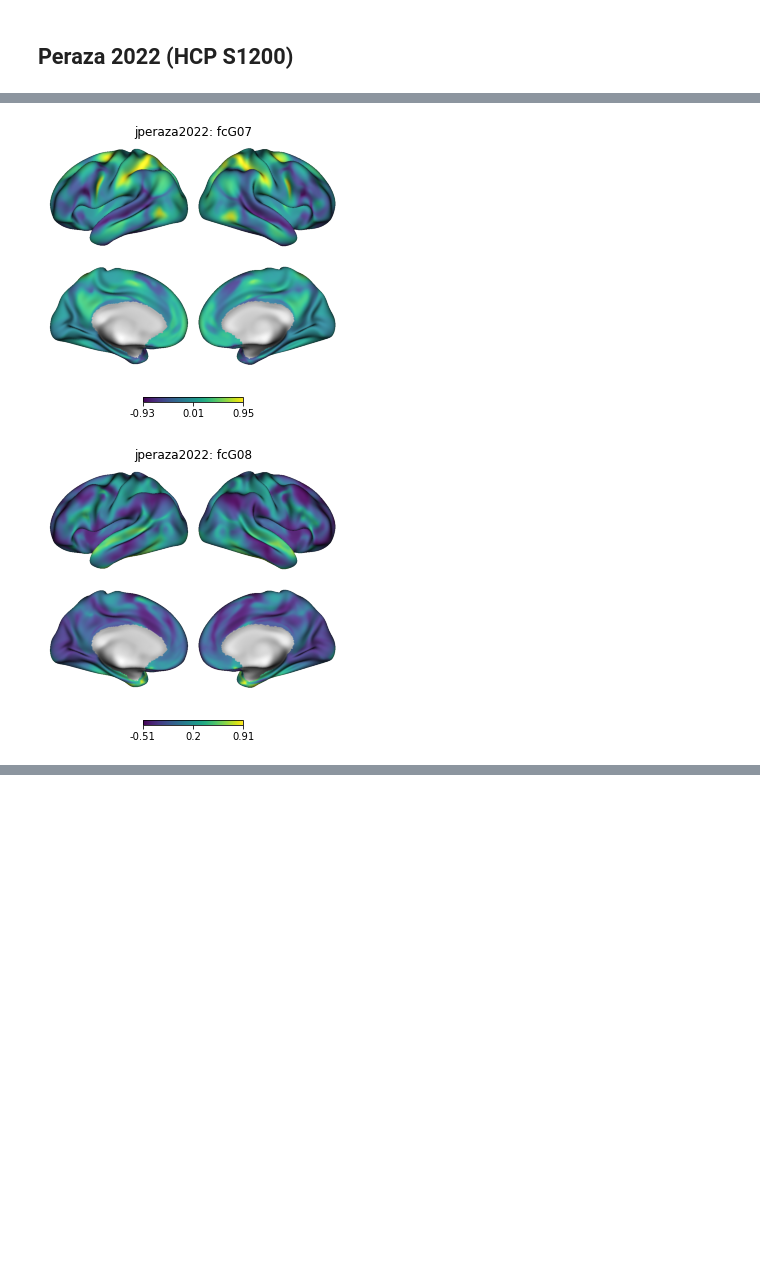
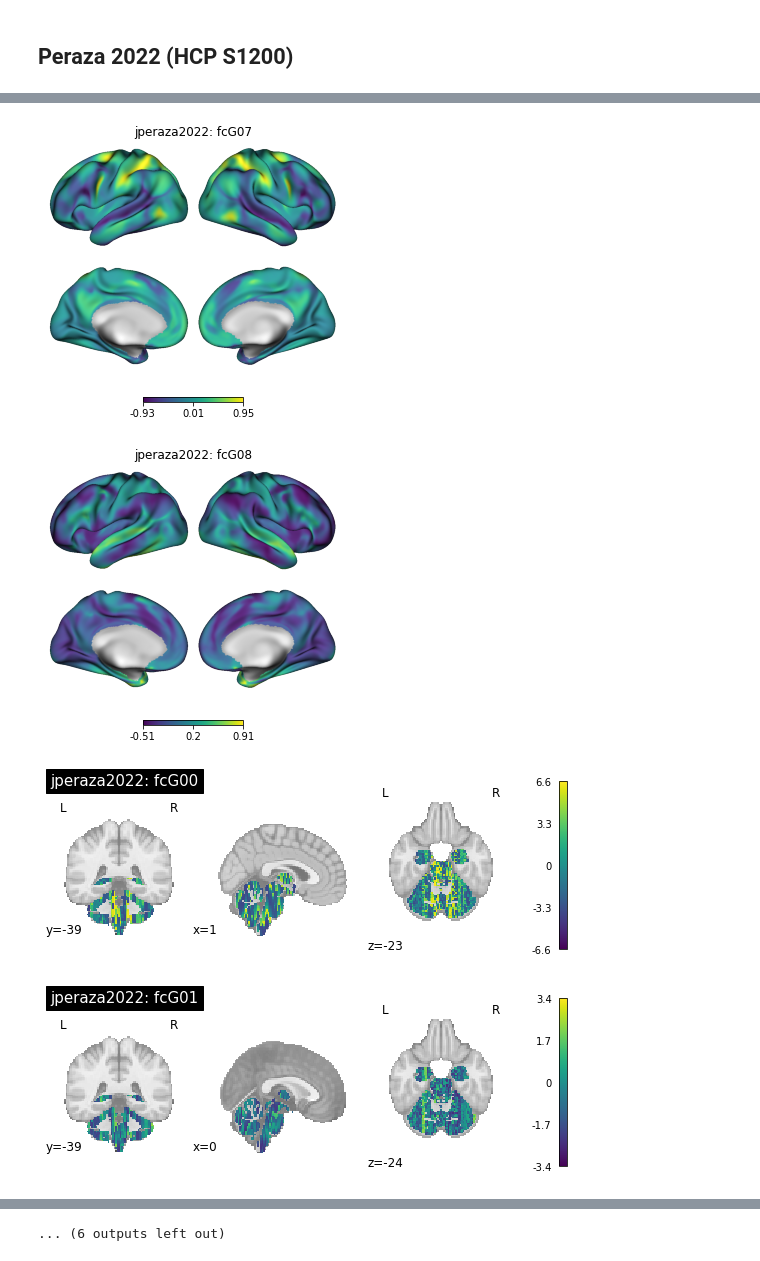
Before and after one commit to NBCLab/gradient-decoding, a Jupyter notebook: figures/gradient.ipynb, the cells around one changed output, grey strips where cells are left out. Cells and saved outputs as stored; diff of their text form; code cells hidden in the pictures; blank space fills up the shorter version.

Commit message:
Plot subcortical gradients

```diff
--- a/figures/gradient.ipynb
+++ b/figures/gradient.ipynb
@@ -38,6 +39,24 @@ def plot_gradient(grad_seg_fnames, cmap="viridis", threshold_=None):
         title_ = f"{firts_name}: {last_name}"
         fig.axes[0].set_title(title_, pad=-3)
         plt.show()
+
+def plot_subcortical_gradient(subcort_grad_fnames, cmap="viridis", threshold_=None):
+    for subcort_grad_fname in subcort_grad_fnames:
+        subcort_dat = nib.load(subcort_grad_fname).get_fdata()
+
+        base_name = op.basename(subcort_grad_fname)
+        firts_name = base_name.split("_")[0].split("-")[1]
+        last_name = base_name.split("_")[1].split("-")[1]
+        title_ = f"{firts_name}: {last_name}"
+
+        plot_stat_map(
+            subcort_grad_fname,
+            draw_cross=False,
+            cmap=cmap,
+            threshold=threshold_,
+            title=title_,
+        )
+        plt.show()
 # %% [markdown]
 ## Margulies 2016 (HCP S900)
 # %%
@@ -58,17 +77,21 @@ plot_gradient([(grad_marg_lh, grad_marg_rh)])
 # %%
 jperaza_grad_path = "../results/hcp_gradient"
 jperaza_grad_lh_fnames = sorted(glob(op.join(jperaza_grad_path, "*hemi-L_feature.func.gii")))
 jperaza_grad_rh_fnames = sorted(glob(op.join(jperaza_grad_path, "*hemi-R_feature.func.gii")))
+jperaza_subcort_grad_fnames = sorted(glob(op.join(jperaza_grad_path, "*_feature.nii.gz")))
 jperaza_grad_fnames = zip(jperaza_grad_lh_fnames, jperaza_grad_rh_fnames)
 
 plot_gradient(jperaza_grad_fnames)
+plot_subcortical_gradient(jperaza_subcort_grad_fnames, threshold_=0.01)
 # %% [output]
 [figure]
 [figure]
 [figure]
 [figure]
 [figure]
 [figure]
 [figure]
 [figure]
 [figure]
+[figure, added]
+[figure, added]
@@ -74,0 +99 @@ plot_gradient(jperaza_grad_fnames)
+... (6 outputs left out)
```
Also changed, not shown: parts of 2 cells of this notebook.
